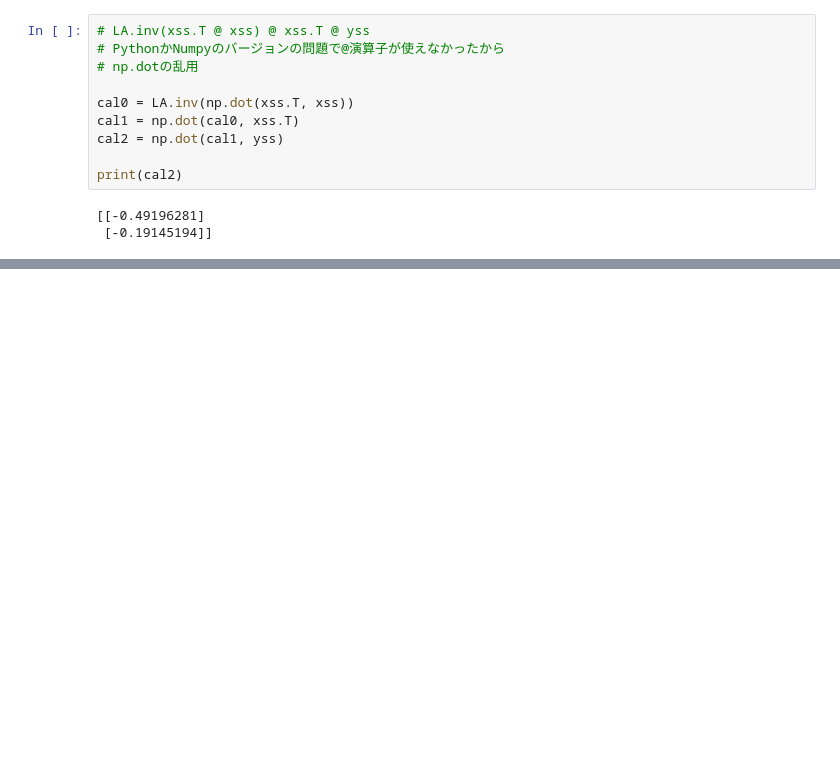
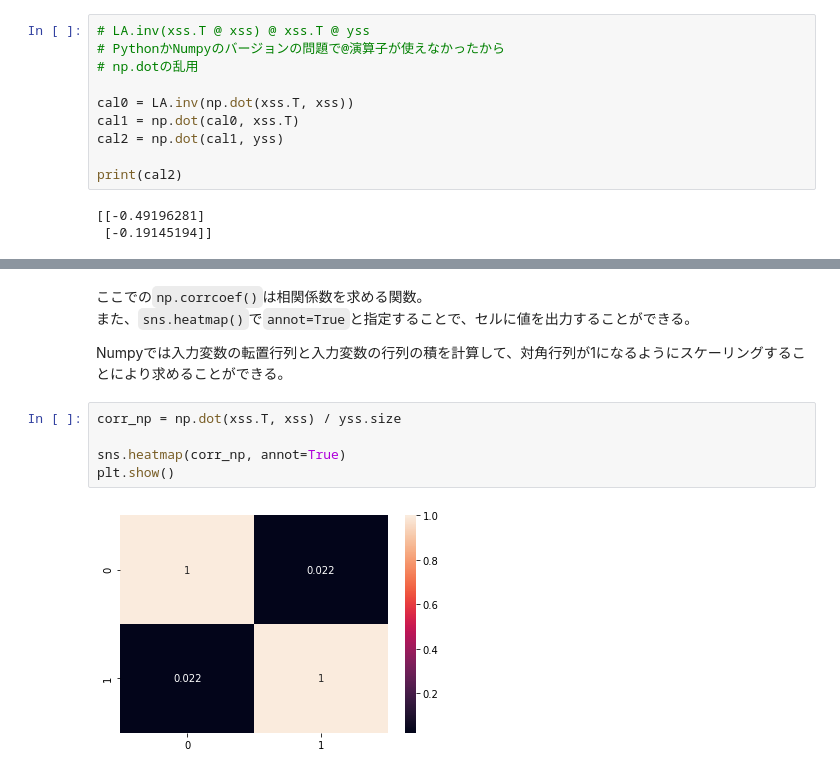
Before and after one commit to YuichiroSS/Machine-learning, a Jupyter notebook: multiple_regression_1.ipynb, the cells around one changed output, grey strips where cells are left out. Saved outputs shown, nothing was run; the diff lists cells and outputs as text; blank space fills up the shorter version.

```diff
--- a/multiple_regression_1.ipynb
+++ b/multiple_regression_1.ipynb
@@ -270,0 +343,12 @@ print(cal2)
+# %% [markdown]
+ここでの`np.corrcoef()`は相関係数を求める関数。
+また、`sns.heatmap()`で`annot=True`と指定することで、セルに値を出力することができる。
+
+Numpyでは入力変数の転置行列と入力変数の行列の積を計算して、対角行列が1になるようにスケーリングすることにより求めることができる。
+# %%
+corr_np = np.dot(xss.T, xss) / yss.size
+
+sns.heatmap(corr_np, annot=True)
+plt.show()
+# %% [output]
+[figure, added]
```
Also changed, not shown: parts of 19 cells of this notebook.
